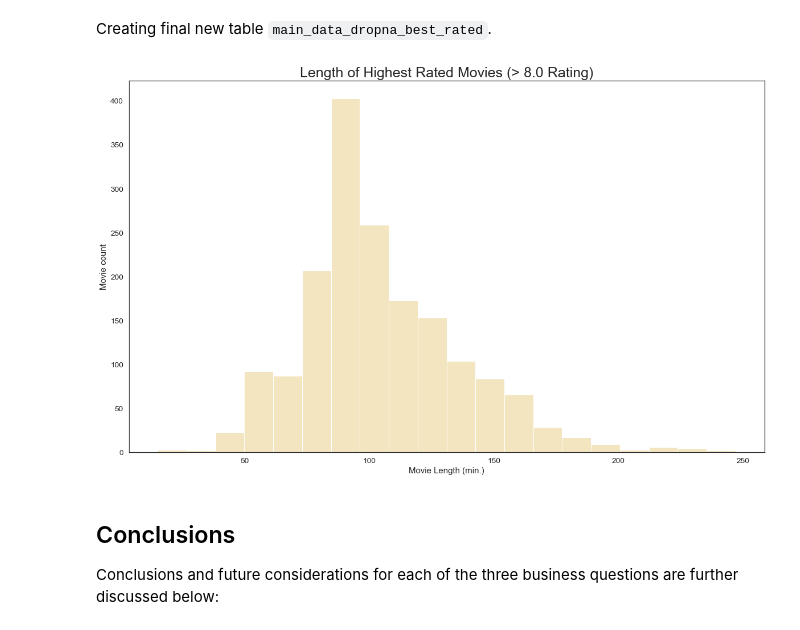
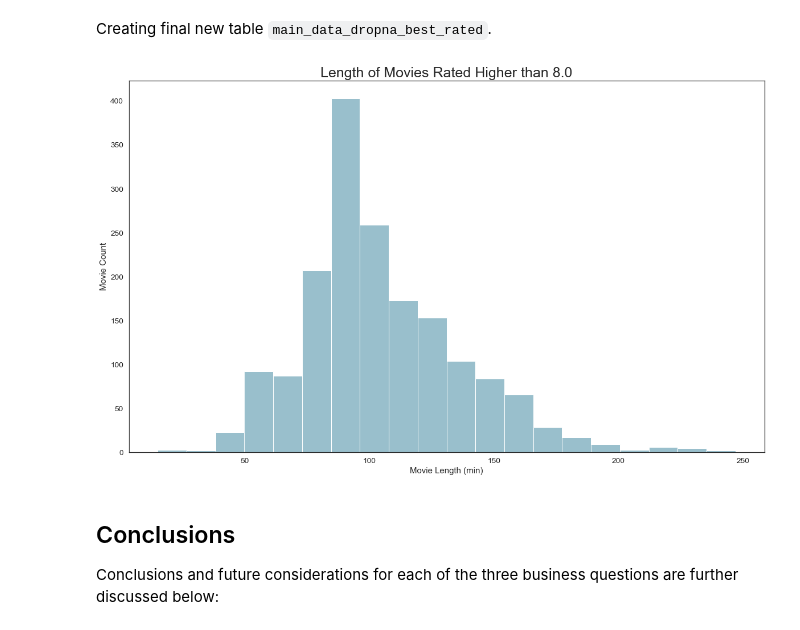
Before and after one commit to fetterollie/Microsoft-Movie-Analysis, a Jupyter notebook: dsc-phase1-project-final-working-copy.ipynb, the cells around one changed output. Drawn from its saved outputs; the diff is of its cells as text; code cells hidden in the pictures.

Commit message:
finished visualizations

```diff
--- a/dsc-phase1-project-final-working-copy.ipynb
+++ b/dsc-phase1-project-final-working-copy.ipynb
@@ -531,7 +531,7 @@ First, we used a scatter plot and Pearson's correlation to examine the relations
 # %% [markdown]
 #### 2.1 Relationship between Production Budget and Global Net Profit<a class="anchor" id="tn_first"></a>
 # %%
-sns.set_theme(context='notebook', style='white', font='sans-serif', font_scale=1.25,
+sns.set_theme(context='notebook', palette='blend:#7AB,#7AB', style='white', font='sans-serif', font_scale=1.25,
               color_codes=True, rc={'figure.figsize':(20,12)})
 
 plot = sns.regplot(x='budget_mils', y='profit_mils', data=tn_df)
@@ -539,8 +539,8 @@ plt.axvline(0, color='black')
 plt.axhline(0, color='black')
 
 plot.set_title('Global Profit by Production Budget', fontsize=25)
-plot.set_xlabel('Production Budget (in millions of USD)')
-plot.set_ylabel('Global Profit (in millions of USD)');
+plot.set_xlabel('Production Budget (MM)')
+plot.set_ylabel('Global Profit (MM)');
 
 plt.show()
 # %% [output]
@@ -619,15 +619,15 @@ Creating final new table `main_data_dropna_best_rated`.
 main_data_dropna_best_rated = main_data_dropna.loc[(main_data_dropna['averagerating'] >= 8.0)
                                                    & (main_data_dropna['runtime_minutes'] < 250)]
 # %%
-sns.set_theme(context='notebook', palette='blend:#EDA,#7AB', style='white', font='sans-serif', font_scale=1.25,
+sns.set_theme(context='notebook', palette='blend:#7AB,#7AB', style='white', font='sans-serif', font_scale=1.25,
               color_codes=True, rc={'figure.figsize':(20,12)})
 
 hist = sns.histplot(main_data_dropna_best_rated['runtime_minutes'], bins=20)
 
-hist.set(xlabel='Movie Length (min.)', ylabel='Movie count');
-hist.set_title('Length of Highest Rated Movies (> 8.0 Rating)', fontsize=25);
+hist.set(xlabel='Movie Length (min)', ylabel='Movie Count');
+hist.set_title('Length of Movies Rated Higher than 8.0', fontsize=25);
 # %% [output]
-[figure, old version]
+[figure, new version]
 # %% [markdown]
 ## Conclusions<a class="anchor" id="conclusions"></a>
 Conclusions and future considerations for each of the three business questions are further discussed below:
```
Also changed, not shown: parts of 1 cell of this notebook.
